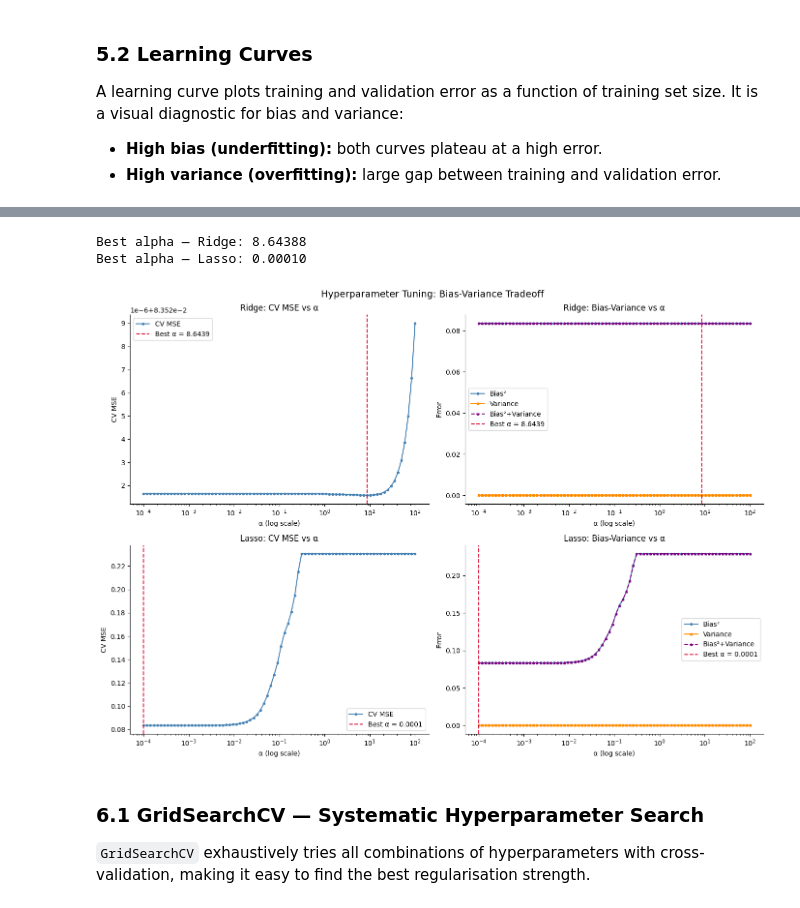
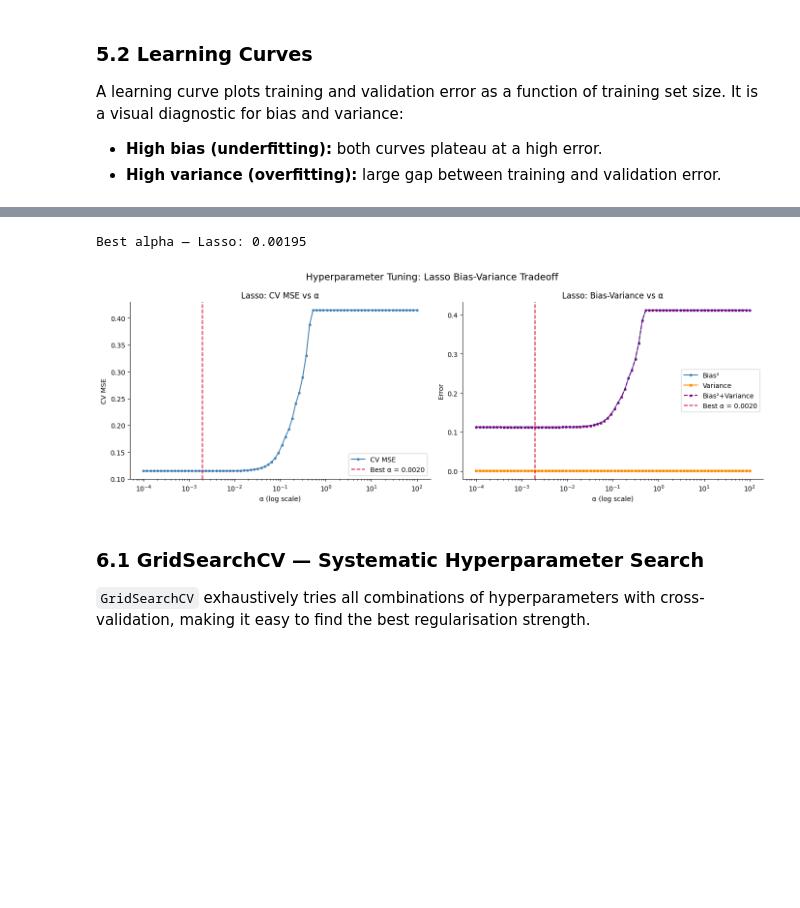
Before and after one commit to Chamaa-P/bias-variance-tradeoff, a Jupyter notebook: bias_variance_tradeoff.ipynb, the cells around one changed output, grey strips where cells are left out. Cells and saved outputs as stored; diff of their text form; code cells hidden in the pictures; blank space fills up the shorter version.

Commit message:
Update bias variance trade off
Used kaggle dataset and updated graphs

```diff
--- a/bias_variance_tradeoff.ipynb
+++ b/bias_variance_tradeoff.ipynb
@@ -454,69 +575,56 @@ Tuning α controls the bias-variance tradeoff directly.
 # %%
 alphas = np.logspace(-4, 2, 80)
 
-ridge_train, ridge_val = [], []
-lasso_train, lasso_val = [], []
-ridge_b2, ridge_var    = [], []
-lasso_b2, lasso_var    = [], []
+lasso_val = []
+lasso_b2, lasso_var = [], []
 
 kf = KFold(n_splits=5, shuffle=True, random_state=42)
 
 for a in alphas:
-    ridge_cv = cross_val_score(Ridge(alpha=a), X_train_s, y_train,
-                                cv=kf, scoring='neg_mean_squared_error')
-    lasso_cv = cross_val_score(Lasso(alpha=a, max_iter=10000), X_train_s, y_train,
-                                cv=kf, scoring='neg_mean_squared_error')
-    ridge_val.append(-ridge_cv.mean())
+    lasso_cv = cross_val_score(
+        Lasso(alpha=a, max_iter=10000), X_train_s, y_train,
+        cv=kf, scoring='neg_mean_squared_error'
+    )
     lasso_val.append(-lasso_cv.mean())
 
-    b2r, varr, _ = bias_variance_decomp(Ridge(alpha=a), X_train_s, y_train,
-                                         X_test_s,  y_test, n_bootstrap=50)
-    b2l, varl, _ = bias_variance_decomp(Lasso(alpha=a, max_iter=10000),
-                                         X_train_s, y_train, X_test_s, y_test,
-                                         n_bootstrap=50)
-    ridge_b2.append(b2r);  ridge_var.append(varr)
-    lasso_b2.append(b2l);  lasso_var.append(varl)
+    b2l, varl, _ = bias_variance_decomp(
+        Lasso(alpha=a, max_iter=10000),
+        X_train_s, y_train, X_test_s, y_test, n_bootstrap=50
+    )
+    lasso_b2.append(b2l)
+    lasso_var.append(varl)
 
-best_ridge_a = alphas[np.argmin(ridge_val)]
 best_lasso_a = alphas[np.argmin(lasso_val)]
-print(f"Best alpha — Ridge: {best_ridge_a:.5f}")
 print(f"Best alpha — Lasso: {best_lasso_a:.5f}")
 # %% [output]
-Best alpha — Ridge: 8.64388
-Best alpha — Lasso: 0.00010
+Best alpha — Lasso: 0.00195
 # %%
-fig, axes = plt.subplots(2, 2, figsize=(14, 10))
+fig, axes = plt.subplots(1, 2, figsize=(14, 5))
 
-for row, (name, b2_arr, var_arr, val_arr, best_a) in enumerate([
-        ('Ridge', ridge_b2, ridge_var, ridge_val, best_ridge_a),
-        ('Lasso', lasso_b2, lasso_var, lasso_val, best_lasso_a)]):
+# CV error vs alpha
+axes[0].semilogx(alphas, lasso_val, 'o-', color='steelblue', ms=3, label='CV MSE')
+axes[0].axvline(best_lasso_a, color='crimson', ls='--', label=f'Best α = {best_lasso_a:.4f}')
+axes[0].set_xlabel('α (log scale)')
+axes[0].set_ylabel('CV MSE')
+axes[0].set_title('Lasso: CV MSE vs α')
+axes[0].legend()
 
-    ax1, ax2 = axes[row]
+# Bias² & Variance vs alpha
+axes[1].semilogx(alphas, lasso_b2, 'o-', color='steelblue', ms=3, label='Bias²')
+axes[1].semilogx(alphas, lasso_var, 's-', color='darkorange', ms=3, label='Variance')
+axes[1].semilogx(alphas, [b + v for b, v in zip(lasso_b2, lasso_var)],
+                 '^--', color='purple', ms=3, label='Bias²+Variance')
+axes[1].axvline(best_lasso_a, color='crimson', ls='--', label=f'Best α = {best_lasso_a:.4f}')
+axes[1].set_xlabel('α (log scale)')
+axes[1].set_ylabel('Error')
+axes[1].set_title('Lasso: Bias-Variance vs α')
+axes[1].legend()
 
-    # CV error vs alpha
-    ax1.semilogx(alphas, val_arr, 'o-', color='steelblue', ms=3, label='CV MSE')
-    ax1.axvline(best_a, color='crimson', ls='--', label=f'Best α = {best_a:.4f}')
-    ax1.set_xlabel('α (log scale)')
-    ax1.set_ylabel('CV MSE')
-    ax1.set_title(f'{name}: CV MSE vs α')
-    ax1.legend()
-
-    # Bias² & Variance vs alpha
-    ax2.semilogx(alphas, b2_arr,  'o-', color='steelblue',  ms=3, label='Bias²')
-    ax2.semilogx(alphas, var_arr, 's-', color='darkorange', ms=3, label='Variance')
-    ax2.semilogx(alphas, [b + v for b, v in zip(b2_arr, var_arr)],
-                 '^--', color='purple', ms=3, label='Bias²+Variance')
-    ax2.axvline(best_a, color='crimson', ls='--', label=f'Best α = {best_a:.4f}')
-    ax2.set_xlabel('α (log scale)')
-    ax2.set_ylabel('Error')
-    ax2.set_title(f'{name}: Bias-Variance vs α')
-    ax2.legend()
-
-plt.suptitle('Hyperparameter Tuning: Bias-Variance Tradeoff', fontsize=14)
+plt.suptitle('Hyperparameter Tuning: Lasso Bias-Variance Tradeoff', fontsize=14)
 plt.tight_layout()
 plt.show()
 # %% [output]
-[figure, old version]
+[figure, new version]
 # %% [markdown]
 ### 6.1 GridSearchCV — Systematic Hyperparameter Search
 
```
Also changed, not shown: parts of 30 cells of this notebook.
